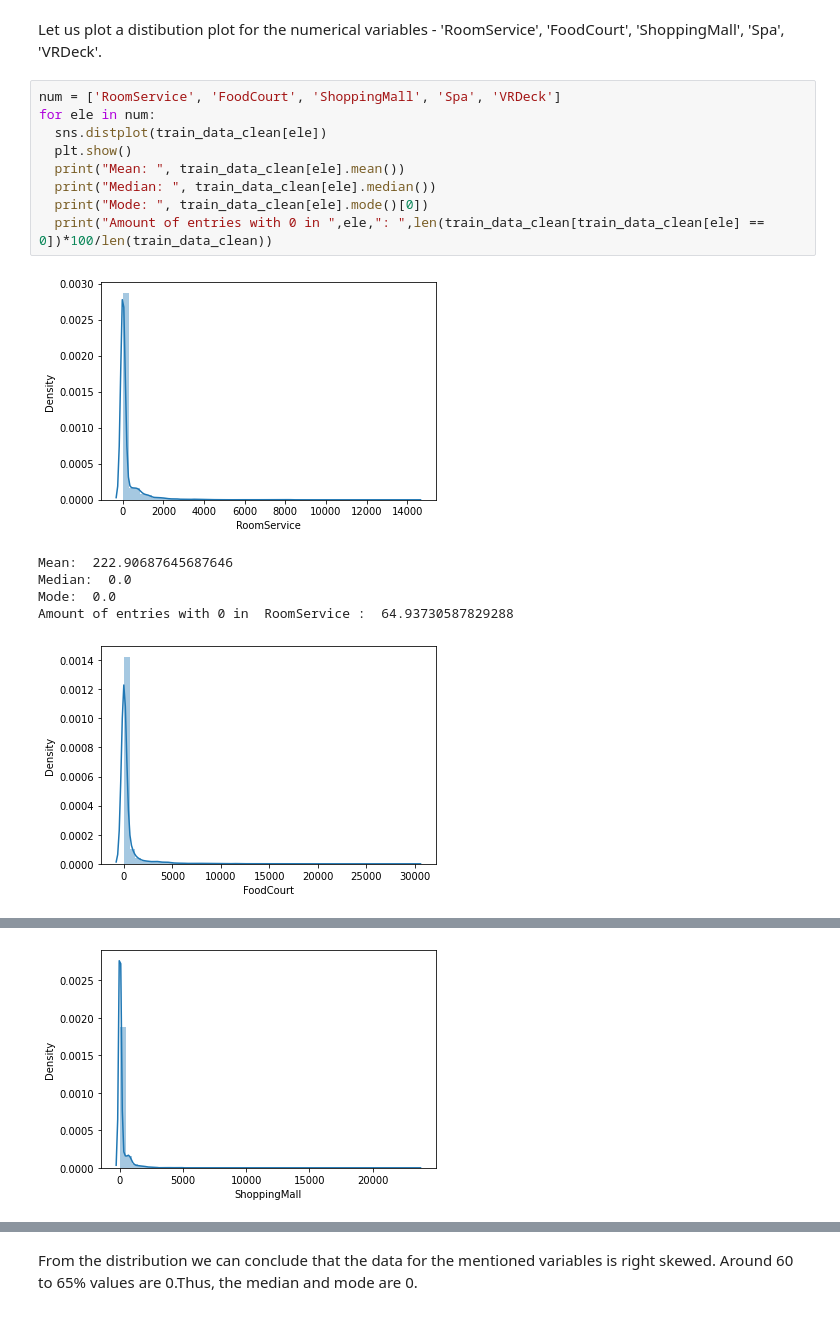
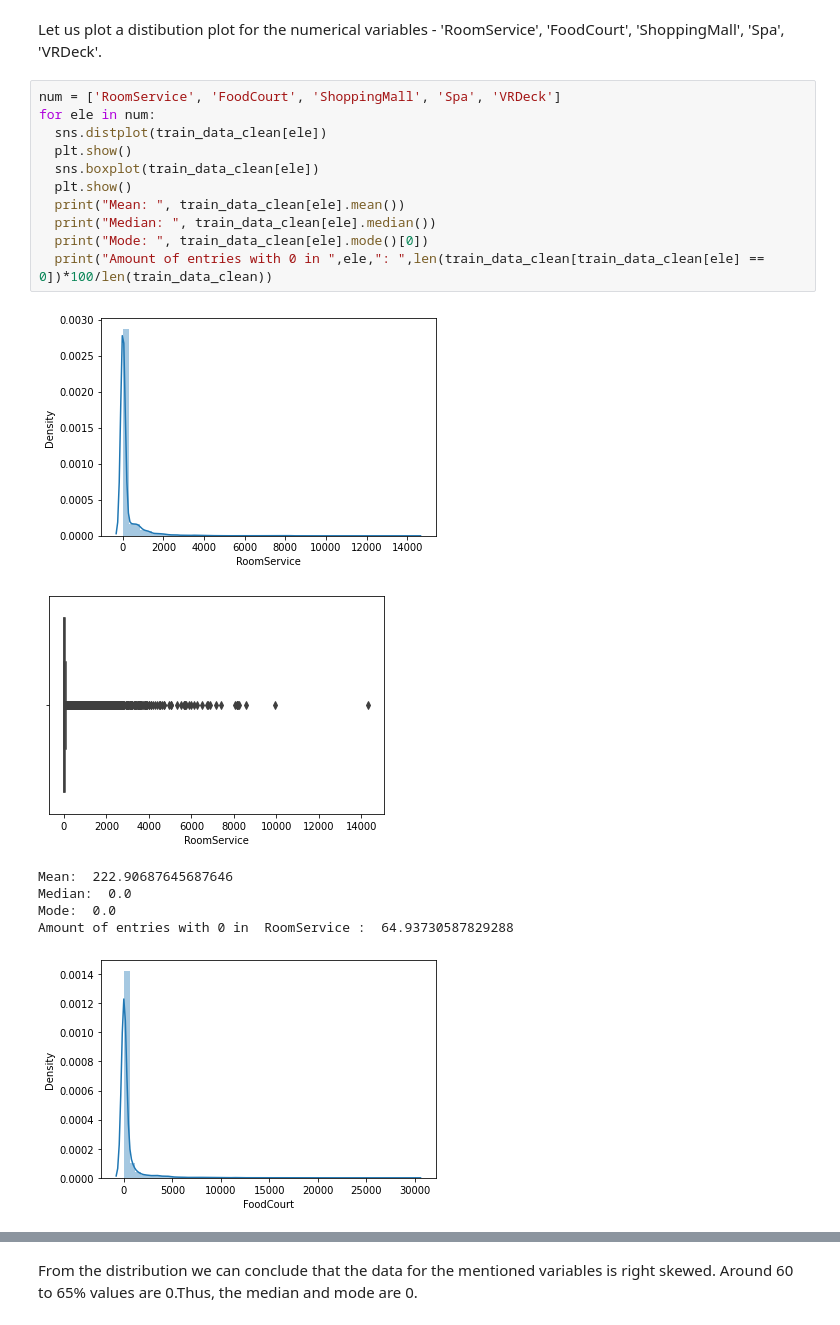
Before and after one commit to saishdesai23/Spaceship_Titanic, a Jupyter notebook: Spaceship_titanic.ipynb, the cells around one changed output, grey strips where cells are left out. Cells and saved outputs as stored; diff of their text form.

```diff
--- a/Spaceship_titanic.ipynb
+++ b/Spaceship_titanic.ipynb
@@ -404,16 +445,19 @@ Let us plot a distibution plot for the numerical variables -  'RoomService', 'Fo
 # %%
 num = ['RoomService', 'FoodCourt', 'ShoppingMall', 'Spa', 'VRDeck']
 for ele in num:
   sns.distplot(train_data_clean[ele])
   plt.show()
+  sns.boxplot(train_data_clean[ele])
+  plt.show()
   print("Mean: ", train_data_clean[ele].mean())
   print("Median: ", train_data_clean[ele].median())
   print("Mode: ", train_data_clean[ele].mode()[0])
   print("Amount of entries with 0 in ",ele,": ",len(train_data_clean[train_data_clean[ele] == 0])*100/len(train_data_clean))
 # %% [output]
 [figure]
+[figure, new version]
 Mean:  222.90687645687646
 Median:  0.0
 Mode:  0.0
 Amount of entries with 0 in  RoomService :  64.93730587829288
-[figure, old version]
+[figure, new version]
@@ -421,4 +466,3 @@ Mean:  454.28702948374314
 Median:  0.0
 Mode:  0.0
 Amount of entries with 0 in  FoodCourt :  63.57989186701944
-[figure, old version]
```
Also changed, not shown: parts of 30 cells of this notebook.
